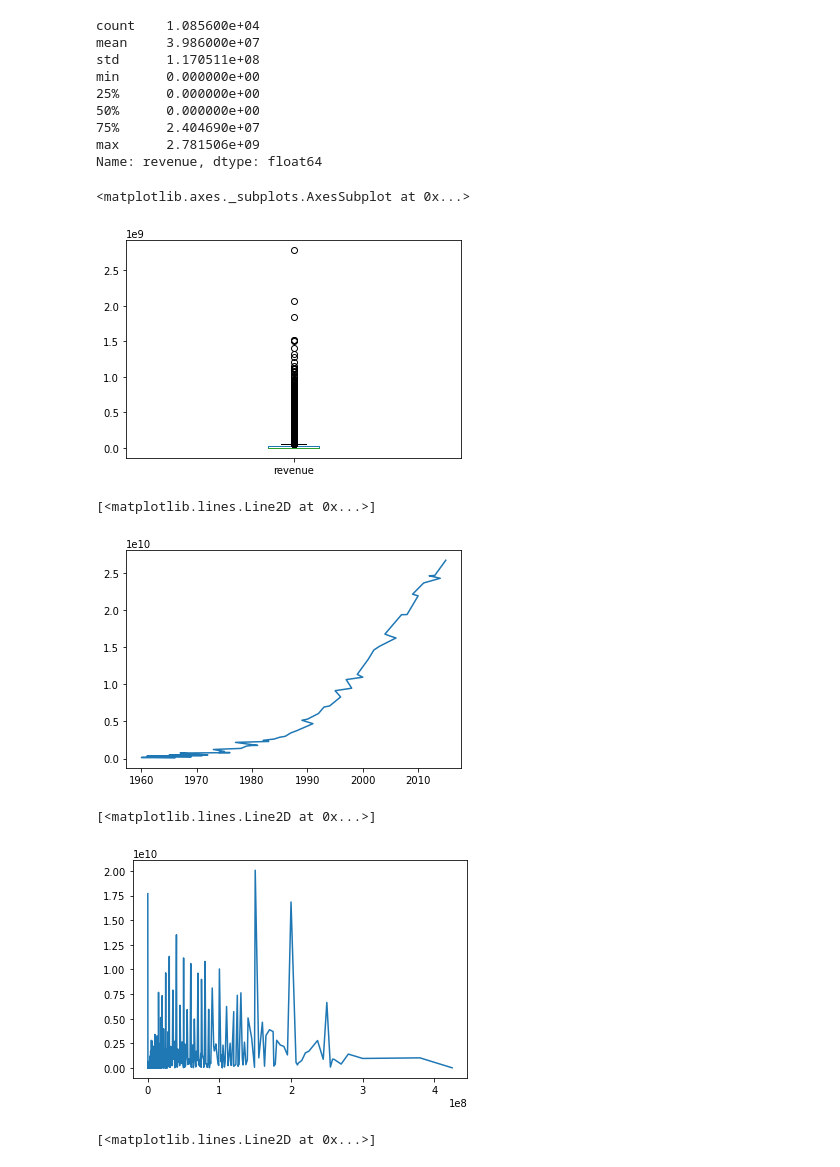
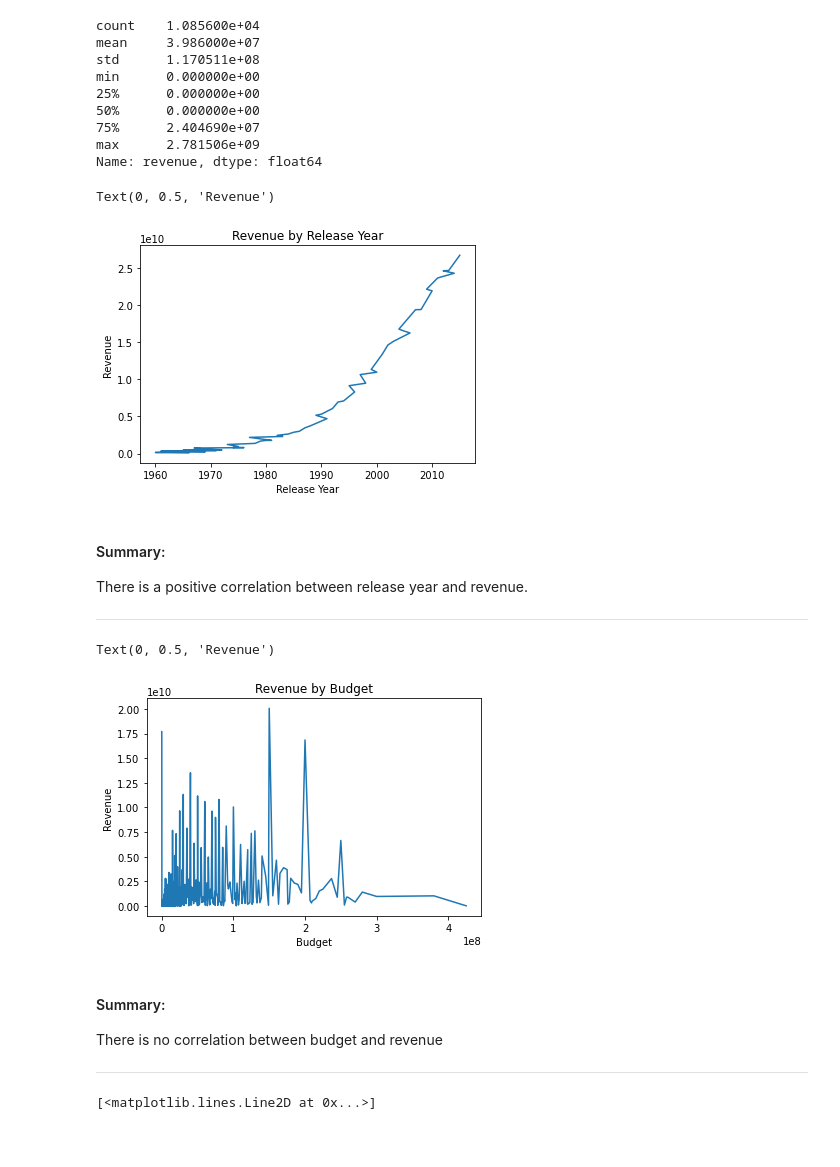
Before and after one commit to yufrances90/Investigate-a-Dataset, a Jupyter notebook: TMDB 5000 Movie Dataset.ipynb, the cells around one changed output. Cells and saved outputs as stored; diff of their text form; code cells hidden in the pictures; blank space fills up the shorter version.

```diff
--- a/TMDB 5000 Movie Dataset.ipynb
+++ b/TMDB 5000 Movie Dataset.ipynb
@@ -90,25 +100,38 @@ min      0.000000e+00
 75%      2.404690e+07
 max      2.781506e+09
 Name: revenue, dtype: float64
-# %%
-df['revenue'].plot.box()
-# %% [output]
-<matplotlib.axes._subplots.AxesSubplot at 0x...>
-[figure, removed]
 # %%
 revenue_by_year = new_df.set_index(['release_year'])['revenue'].sum(level=[0]).sort_values()
+
+plt.plot(revenue_by_year.index, revenue_by_year)
+
+plt.title('Revenue by Release Year')
+plt.xlabel('Release Year')
+plt.ylabel('Revenue')
+# %% [output]
+Text(0, 0.5, 'Revenue')
+[figure, added]
-# %%
-plt.plot(revenue_by_year.index, revenue_by_year)
-# %% [output]
-[<matplotlib.lines.Line2D at 0x...>]
-[figure, removed]
+# %% [markdown]
+#### Summary:
+There is a positive correlation between release year and revenue.
+
+---
 # %%
 revenue_by_budget = df.set_index(['budget'])['revenue'].sum(level=[0]).sort_index()
 
 plt.plot(revenue_by_budget.index, revenue_by_budget)
+
+plt.title('Revenue by Budget')
+plt.xlabel('Budget')
+plt.ylabel('Revenue')
 # %% [output]
-[<matplotlib.lines.Line2D at 0x...>]
+Text(0, 0.5, 'Revenue')
-[figure, old version]
+[figure, new version]
+# %% [markdown]
+#### Summary:
+There is no correlation between budget and revenue
+
+---
 # %%
 revenue_by_budget_adj = df.set_index(['budget_adj'])['revenue'].sum(level=[0]).sort_index()
 
```
Also changed, not shown: parts of 39 cells of this notebook, 1 other file.
